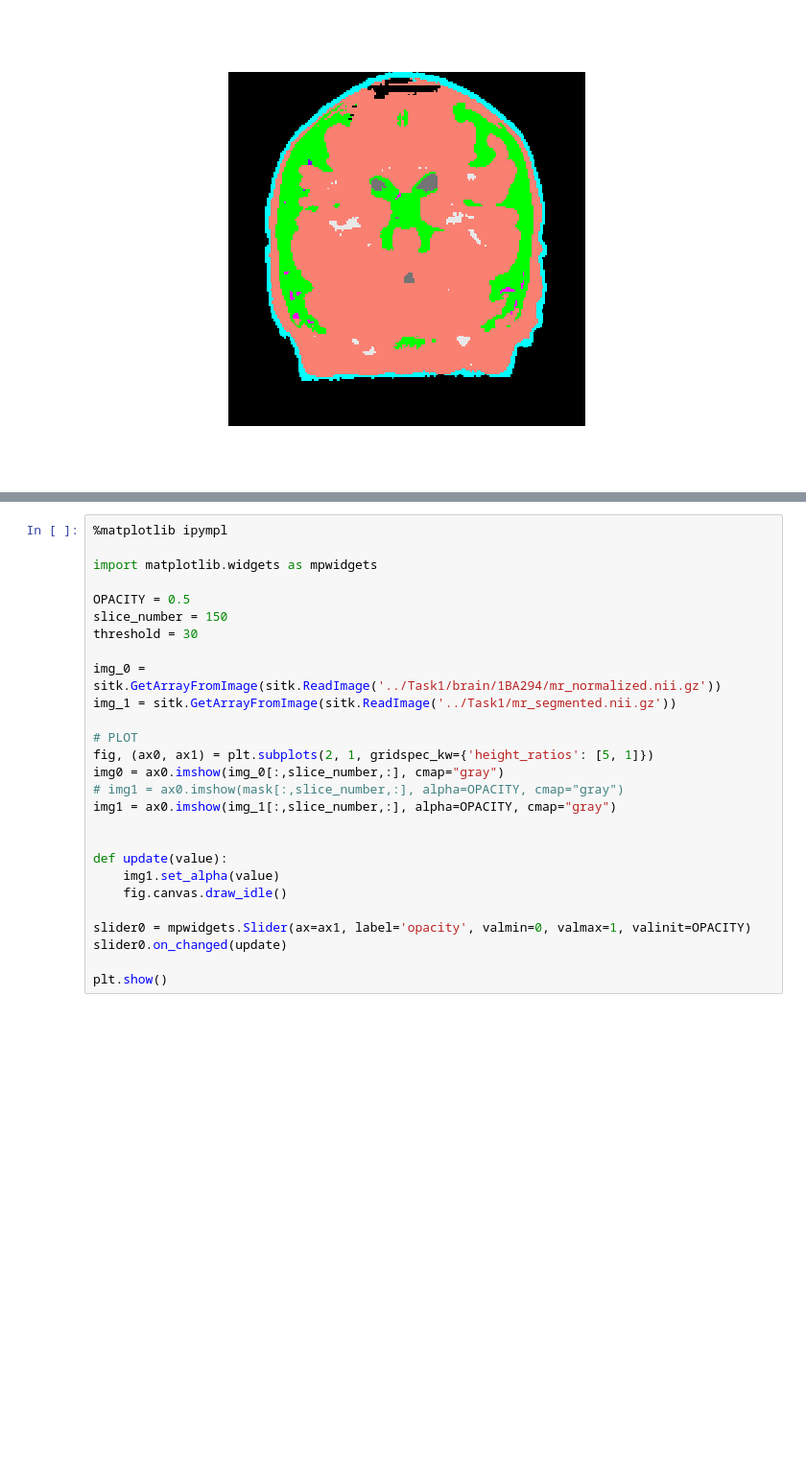
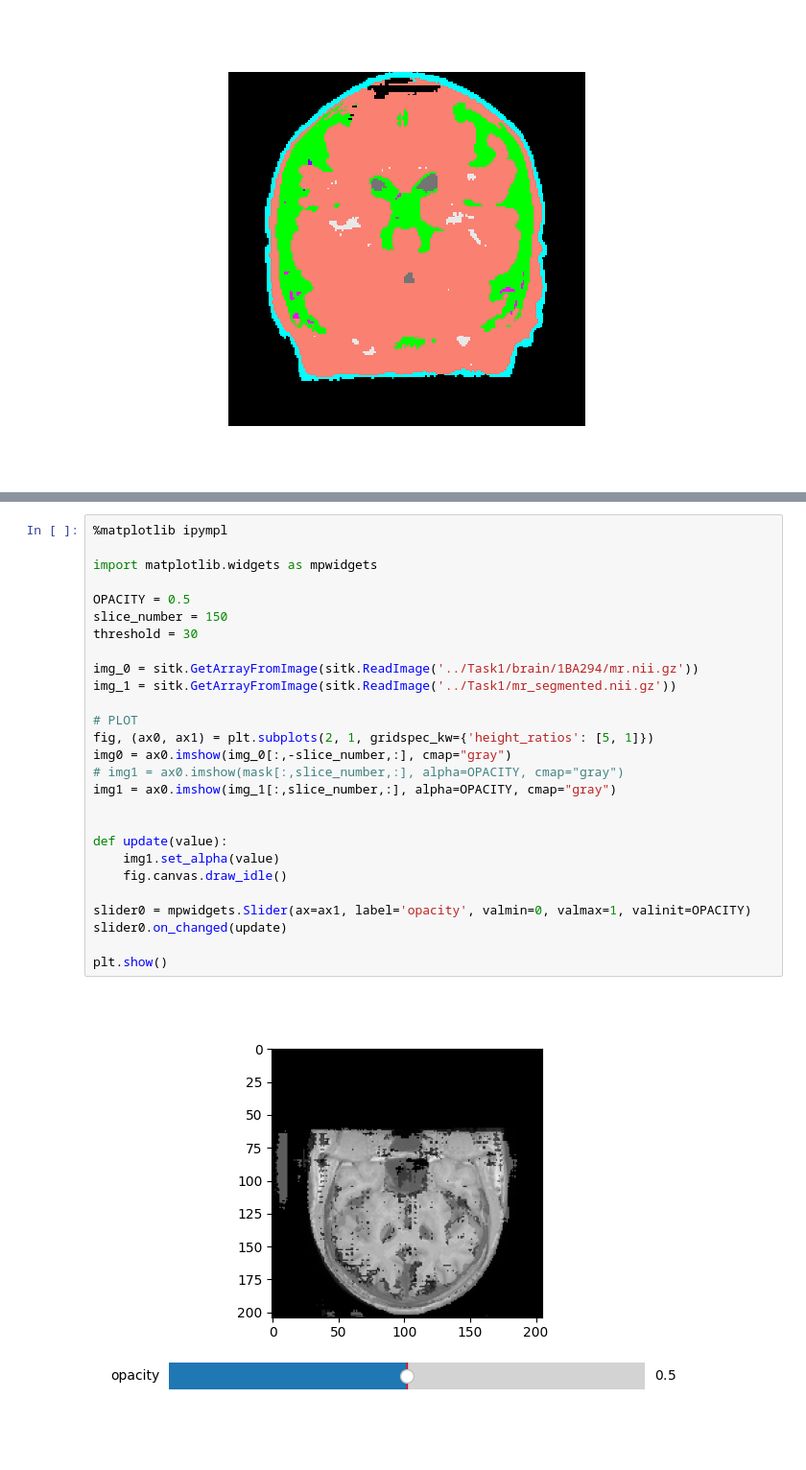
Before and after one commit to taenayat/mri_to_ct, a Jupyter notebook: NeckMask.ipynb, the cells around one changed output, grey strips where cells are left out. Shown at 96% size. Drawn from its saved outputs; the diff is of its cells as text; blank space fills up the shorter version.

```diff
--- a/NeckMask.ipynb
+++ b/NeckMask.ipynb
@@ -1112,27 +1124,29 @@ plt.show()
 # %%
 %matplotlib ipympl
 
 import matplotlib.widgets as mpwidgets
 
 OPACITY = 0.5
 slice_number = 150
 threshold = 30
 
-img_0 = sitk.GetArrayFromImage(sitk.ReadImage('../Task1/brain/1BA294/mr_normalized.nii.gz'))
+img_0 = sitk.GetArrayFromImage(sitk.ReadImage('../Task1/brain/1BA294/mr.nii.gz'))
 img_1 = sitk.GetArrayFromImage(sitk.ReadImage('../Task1/mr_segmented.nii.gz'))
 
 # PLOT
 fig, (ax0, ax1) = plt.subplots(2, 1, gridspec_kw={'height_ratios': [5, 1]})
-img0 = ax0.imshow(img_0[:,slice_number,:], cmap="gray")
+img0 = ax0.imshow(img_0[:,-slice_number,:], cmap="gray")
 # img1 = ax0.imshow(mask[:,slice_number,:], alpha=OPACITY, cmap="gray")
 img1 = ax0.imshow(img_1[:,slice_number,:], alpha=OPACITY, cmap="gray")
 
 
 def update(value):
     img1.set_alpha(value)
     fig.canvas.draw_idle()
 
 slider0 = mpwidgets.Slider(ax=ax1, label='opacity', valmin=0, valmax=1, valinit=OPACITY)
 slider0.on_changed(update)
 
 plt.show()
+# %% [output]
+[figure, added]
```
Also changed, not shown: parts of 25 cells of this notebook.
